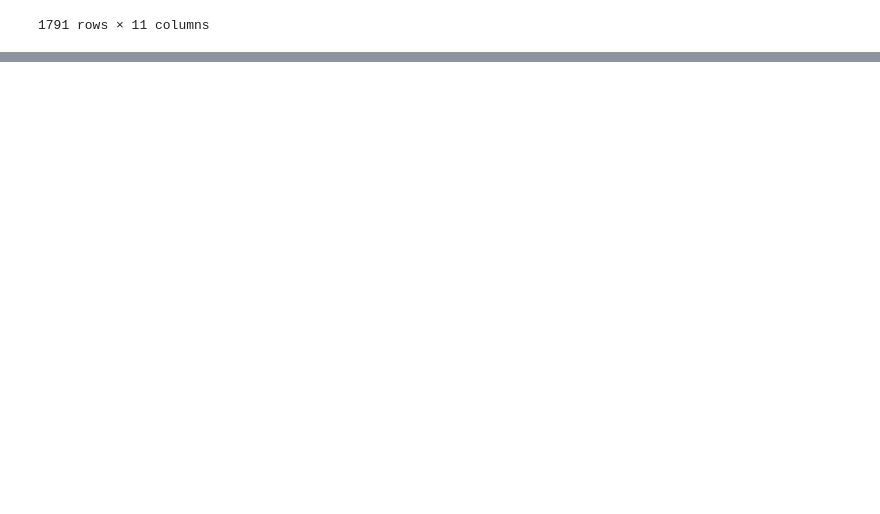
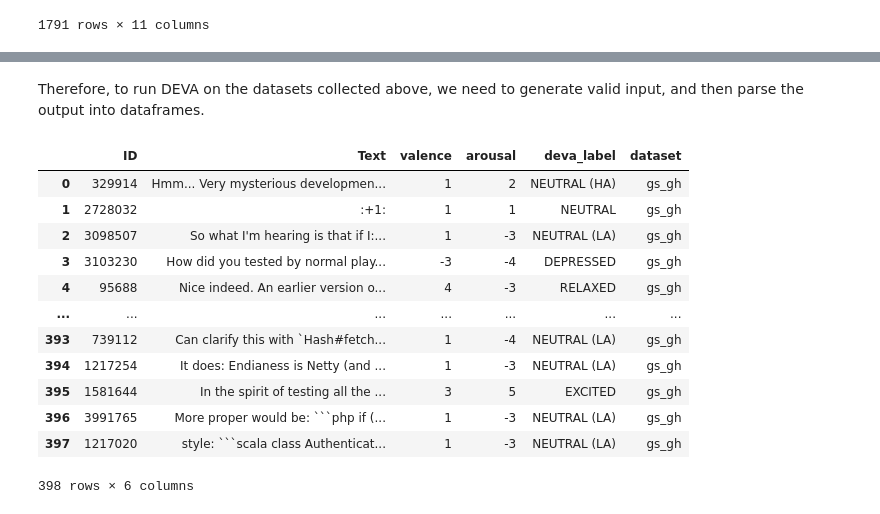
Before and after one commit to davidmrc6/bep, a Jupyter notebook: notebooks/main.ipynb, the cells around one changed output, grey strips where cells are left out. Cells and saved outputs as stored; diff of their text form; code cells hidden in the pictures; blank space fills up the shorter version.

Commit message:
feat: run deva on datasets

````diff
--- a/notebooks/main.ipynb
+++ b/notebooks/main.ipynb
@@ -20,6 +20,9 @@ SO_GOLD_STANDARD = NOVIELLI_GOLD_STANDARD_DIR / "Stack Overflow Gold Standard.cs
 
 COUTINHO_DIR = DATASET_DIR / "coutinho-sentiment-replication"
 COUTINHO = COUTINHO_DIR / "dataset.json"
+
+DEVA_INPUT_DIR = ROOT_DIR / "input" / "deva"
+DEVA_OUTPUT_DIR = ROOT_DIR / "output" / "deva"
 # %% [markdown]
 ### Data collection (Novielli et al., 2021)
 # %% [markdown]
@@ -105,0 +139,2 @@ df_cou
+# %% [markdown]
+Therefore, to run DEVA on the datasets collected above, we need to generate valid input, and then parse the output into dataframes.
@@ -105,0 +160,35 @@ df_cou
+# %%
+def parse_deva_output(filepath, dataset_label):
+    rows = []
+    with open(filepath, 'r') as f:
+        for line in f:
+            parts = line.rstrip('\n').rsplit('\t', 3)  # split from right: [id+text, valence, arousal, label]
+            if len(parts) == 4:
+                id_and_text, valence, arousal, label = parts
+                id_, text = id_and_text.split('\t', 1)  # split id from text on first tab
+                rows.append({
+                    'ID': id_.strip(),
+                    'Text': text.strip(),
+                    'valence': int(valence.strip()),
+                    'arousal': int(arousal.strip()),
+                    'deva_label': label.strip(),
+                    'dataset': dataset_label
+                })
+    return pd.DataFrame(rows)
+# %%
+df_deva_gh = parse_deva_output(DEVA_OUTPUT_DIR / "gs_gh_out.txt", "gs_gh")
+df_deva_gh
+# %% [output]
+|  | ID | Text | valence | arousal | deva_label | dataset |
+| 0 | 329914 | Hmm... Very mysterious developmen... | 1 | 2 | NEUTRAL (HA) | gs_gh |
+| 1 | 2728032 | :+1: | 1 | 1 | NEUTRAL | gs_gh |
+| 2 | 3098507 | So what I'm hearing is that if I:... | 1 | -3 | NEUTRAL (LA) | gs_gh |
+| 3 | 3103230 | How did you tested by normal play... | -3 | -4 | DEPRESSED | gs_gh |
+| 4 | 95688 | Nice indeed. An earlier version o... | 4 | -3 | RELAXED | gs_gh |
+| ... | ... | ... | ... | ... | ... | ... |
+| 393 | 739112 | Can clarify this with `Hash#fetch... | 1 | -4 | NEUTRAL (LA) | gs_gh |
+| 394 | 1217254 | It does: Endianess is Netty (and ... | 1 | -3 | NEUTRAL (LA) | gs_gh |
+| 395 | 1581644 | In the spirit of testing all the ... | 3 | 5 | EXCITED | gs_gh |
+| 396 | 3991765 | More proper would be: ```php if (... | 1 | -3 | NEUTRAL (LA) | gs_gh |
+| 397 | 1217020 | style: ```scala class Authenticat... | 1 | -3 | NEUTRAL (LA) | gs_gh |
+398 rows × 6 columns
````
Also changed, not shown: parts of 10 cells of this notebook, 6 other files.
